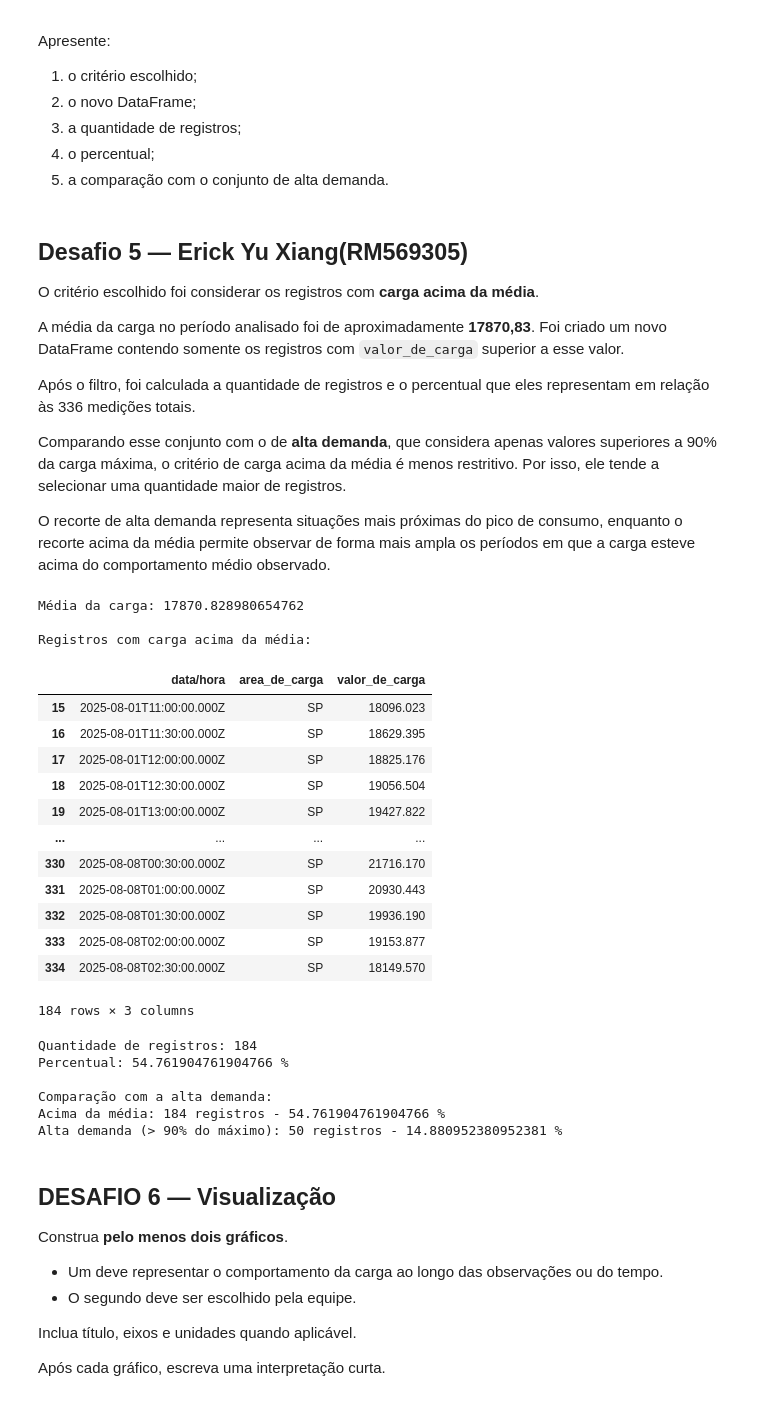
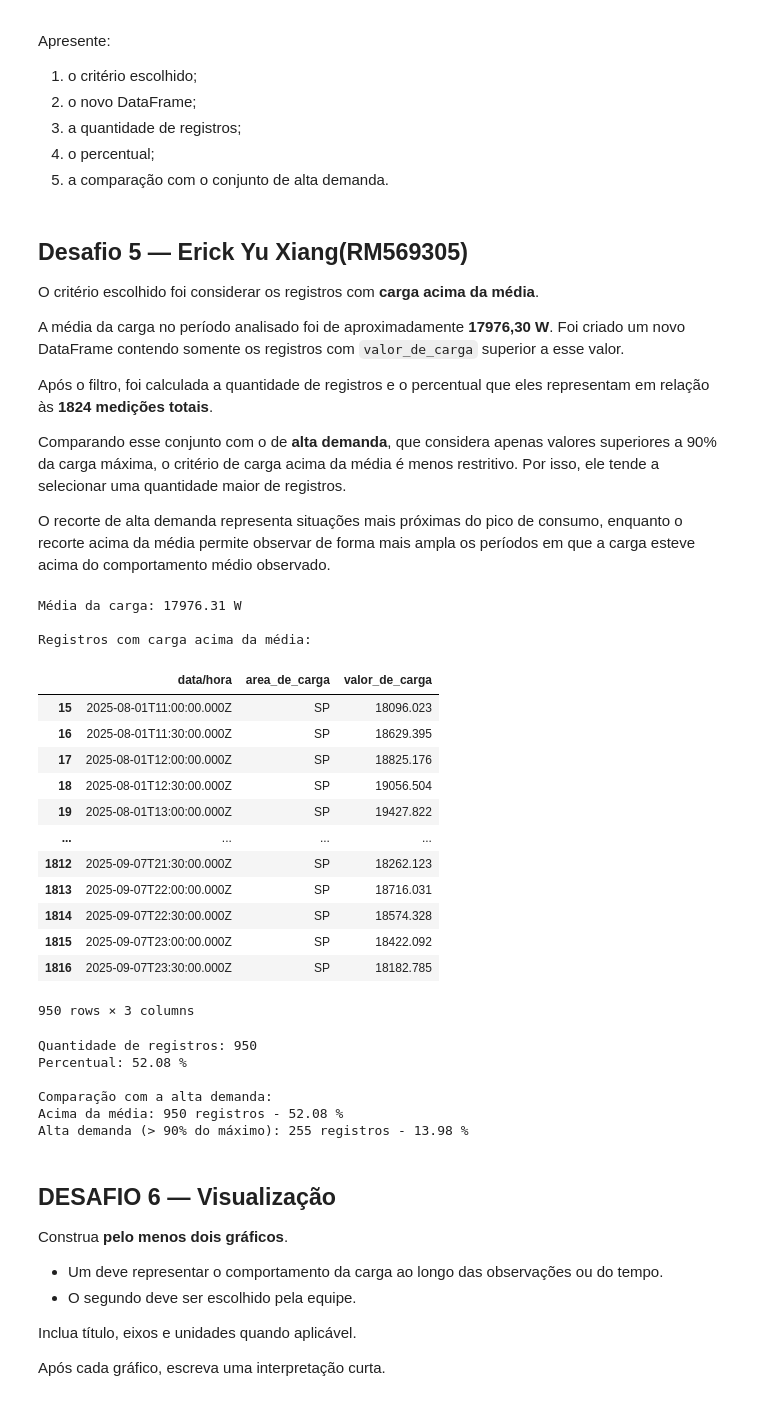
Before and after one commit to Hiero-o/cp_01_tritiack, a Jupyter notebook: Desafio_Final_Energia_ONS_API_Final.ipynb, the cells around one changed output. Cells and saved outputs as stored; diff of their text form; code cells hidden in the pictures.

```diff
--- a/Desafio_Final_Energia_ONS_API_Final.ipynb
+++ b/Desafio_Final_Energia_ONS_API_Final.ipynb
@@ -38,7 +39,7 @@ url = "https://apicarga.ons.org.br/prd/cargaverificada"
 
 parametros = {
     "dat_inicio": "2025-08-01",
-    "dat_fim": "2025-08-07",
+    "dat_fim": "2025-09-07",
     "cod_areacarga": "SP"
 }
 
@@ -410,9 +407,9 @@ Apresente:
 
 O critério escolhido foi considerar os registros com **carga acima da média**.
 
-A média da carga no período analisado foi de aproximadamente **17870,83**. Foi criado um novo DataFrame contendo somente os registros com `valor_de_carga` superior a esse valor.
+A média da carga no período analisado foi de aproximadamente **17976,30 W**. Foi criado um novo DataFrame contendo somente os registros com `valor_de_carga` superior a esse valor.
 
-Após o filtro, foi calculada a quantidade de registros e o percentual que eles representam em relação às 336 medições totais.
+Após o filtro, foi calculada a quantidade de registros e o percentual que eles representam em relação às **1824 medições totais**.
 
 Comparando esse conjunto com o de **alta demanda**, que considera apenas valores superiores a 90% da carga máxima, o critério de carga acima da média é menos restritivo. Por isso, ele tende a selecionar uma quantidade maior de registros.
 
@@ -431,50 +428,50 @@ percentual_acima_media = (
 ) * 100
 
 
 quantidade_alta_demanda = len(df_alta_demanda)
 
 percentual_alta_demanda = (
     quantidade_alta_demanda / len(df1)
 ) * 100
 
-print("Média da carga:", media_carga)
+print("Média da carga:", round(media_carga, 2), "W")
 
 print("\nRegistros com carga acima da média:")
 display(df_acima_media)
 
 print("\nQuantidade de registros:", quantidade_acima_media)
-print("Percentual:", percentual_acima_media, "%")
+print("Percentual:", round(percentual_acima_media, 2), "%")
 
 print("\nComparação com a alta demanda:")
 print("Acima da média:", quantidade_acima_media,
-      "registros -", percentual_acima_media, "%")
+      "registros -", round(percentual_acima_media, 2), "%")
 
 print("Alta demanda (> 90% do máximo):",
       quantidade_alta_demanda,
-      "registros -", percentual_alta_demanda, "%")
+      "registros -", round(percentual_alta_demanda, 2), "%")
 # %% [output]
-Média da carga: 17870.828980654762
+Média da carga: 17976.31 W
 
 Registros com carga acima da média:
 |  | data/hora | area_de_carga | valor_de_carga |
 | 15 | 2025-08-01T11:00:00.000Z | SP | 18096.023 |
 | 16 | 2025-08-01T11:30:00.000Z | SP | 18629.395 |
 | 17 | 2025-08-01T12:00:00.000Z | SP | 18825.176 |
 | 18 | 2025-08-01T12:30:00.000Z | SP | 19056.504 |
 | 19 | 2025-08-01T13:00:00.000Z | SP | 19427.822 |
 | ... | ... | ... | ... |
-| 330 | 2025-08-08T00:30:00.000Z | SP | 21716.170 |
-| 331 | 2025-08-08T01:00:00.000Z | SP | 20930.443 |
-| 332 | 2025-08-08T01:30:00.000Z | SP | 19936.190 |
-| 333 | 2025-08-08T02:00:00.000Z | SP | 19153.877 |
-| 334 | 2025-08-08T02:30:00.000Z | SP | 18149.570 |
+| 1812 | 2025-09-07T21:30:00.000Z | SP | 18262.123 |
+| 1813 | 2025-09-07T22:00:00.000Z | SP | 18716.031 |
+| 1814 | 2025-09-07T22:30:00.000Z | SP | 18574.328 |
+| 1815 | 2025-09-07T23:00:00.000Z | SP | 18422.092 |
+| 1816 | 2025-09-07T23:30:00.000Z | SP | 18182.785 |
-184 rows × 3 columns
+950 rows × 3 columns
-Quantidade de registros: 184
-Percentual: 54.761904761904766 %
+Quantidade de registros: 950
+Percentual: 52.08 %
 
 Comparação com a alta demanda:
-Acima da média: 184 registros - 54.761904761904766 %
-Alta demanda (> 90% do máximo): 50 registros - 14.880952380952381 %
+Acima da média: 950 registros - 52.08 %
+Alta demanda (> 90% do máximo): 255 registros - 13.98 %
 # %% [markdown]
 ## DESAFIO 6 — Visualização
 
```
Also changed, not shown: parts of 21 cells of this notebook.
